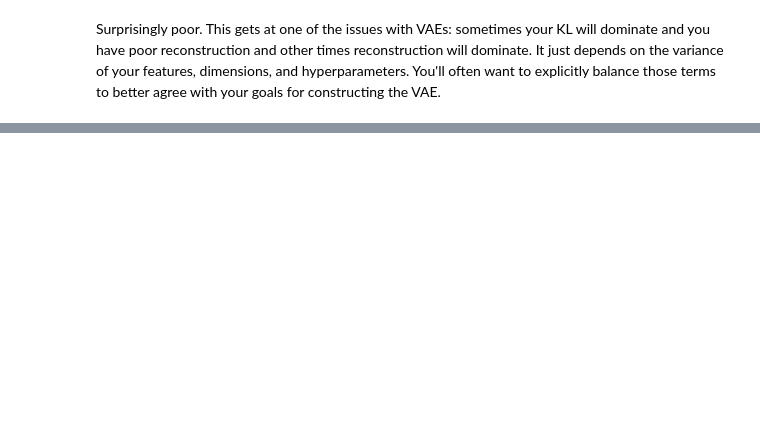
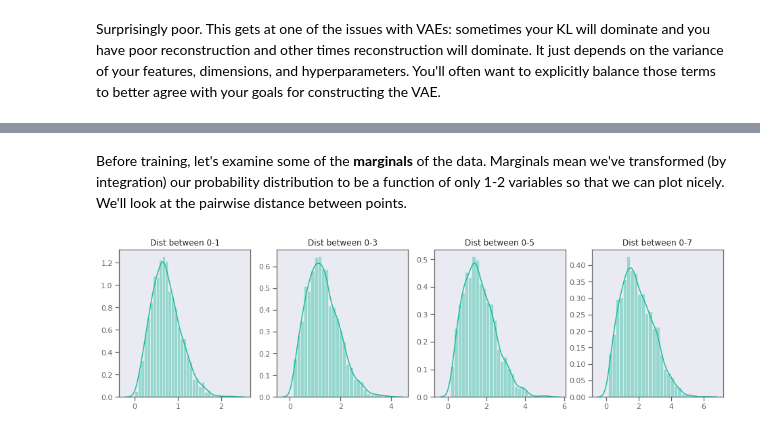
Before and after one commit to whitead/dmol-book, a Jupyter notebook: dl/VAE.ipynb, the cells around one changed output, grey strips where cells are left out. Cells and saved outputs as stored; diff of their text form; code cells hidden in the pictures; blank space fills up the shorter version.

```diff
--- a/dl/VAE.ipynb
+++ b/dl/VAE.ipynb
@@ -618,0 +678,9 @@ Surprisingly poor. This gets at one of the issues with VAEs: sometimes your KL w
+# %% [markdown]
+Before training, let's examine some of the **marginals** of the data. Marginals mean we've transformed (by integration) our probability distribution to be a function of only 1-2 variables so that we can plot nicely. We'll look at the pairwise distance between points.
+# %%
+fig, axs = plt.subplots(ncols=4, squeeze=True, figsize=(16, 4))
+for i,j in enumerate(range(1, 9, 2)):
+    axs[i].set_title(f'Dist between 0-{j}')
+    sns.distplot(np.linalg.norm(data[:,0] - data[:,j], axis=1), ax=axs[i])
+# %% [output]
+[figure, added]
```
Also changed, not shown: parts of 32 cells of this notebook, 6 other files.
